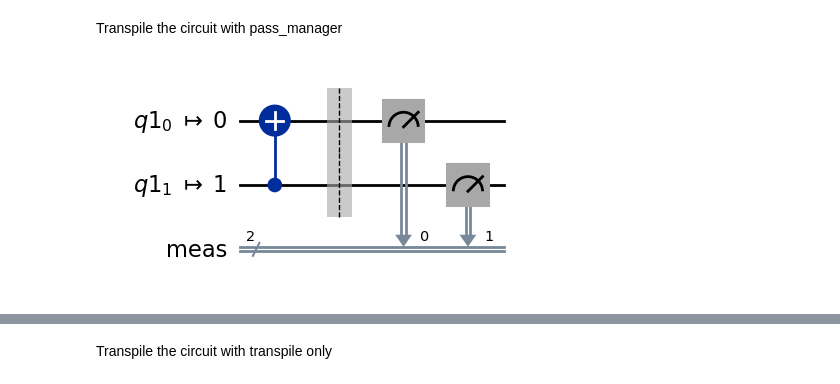
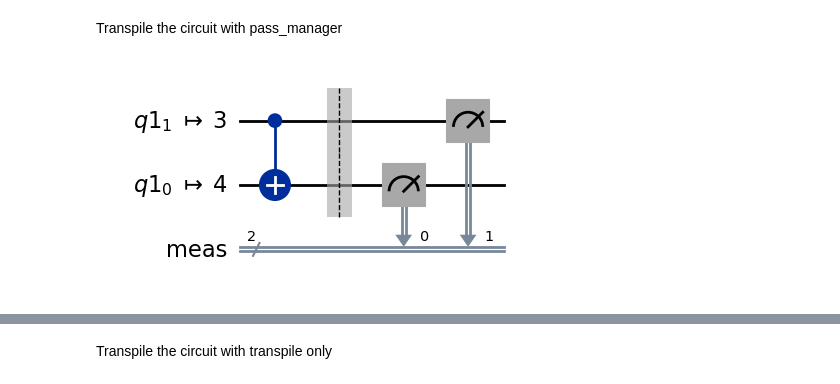
Before and after one commit to MagePro310/Quantum_Simulation_Scheduling_ver1, a Jupyter notebook: test_algorithm.ipynb, the cells around one changed output, grey strips where cells are left out. Cells and saved outputs as stored; diff of their text form; code cells hidden in the pictures.

```diff
--- a/test_algorithm.ipynb
+++ b/test_algorithm.ipynb
@@ -55,0 +71,4 @@ plot_error_map(backend, figsize=(10,10))
+# %%
+from qiskit.visualization import plot_error_map
+backend0 = fake_backend.FakeBelemV2()
+plot_error_map(backend0, figsize=(10,10))
@@ -56,10 +92,2 @@ plot_error_map(backend, figsize=(10,10))
 # %% [markdown]
 Create benchmark
-# %%
-# create benchmark circuit
-# Save the benchmark circuit to the disk(not yet) https://docs.quantum.ibm.com/guides/save-circuits
-
-from component.b_benchmark.mqt_tool import benchmark_circuit
-
-circuit = benchmark_circuit("ghz", 4)
-circuit.draw("mpl")
@@ -67,0 +96,14 @@ circuit.draw("mpl")
+# %%
+# 1. Number of Jobs in the batch
+jobs = {"A": 1, "B": 2, "C": 3, "D": 4, "E": 5}
+from component.b_benchmark.mqt_tool import benchmark_circuit
+
+dict_circuit_jobs = {}
+for job_name, num_qubits in jobs.items():
+    dict_circuit_jobs[job_name] = benchmark_circuit(name_algorithm="str", circuit_size=num_qubits)
+# %%
+# Print mpl figure dict
+for job_name, circuit in dict_circuit_jobs.items():
+    print(f"Job: {job_name}")
+    print(circuit)
+    print("\n")
@@ -197,16 +269,17 @@ Transpile the circuit with pass_manager
 # %%
 import matplotlib.pyplot as plt
 from qiskit import QuantumCircuit
 from qiskit.transpiler import generate_preset_pass_manager
 
 subcircuits['A'].data = [hasChange for hasChange in subcircuits['A'].data if hasChange.operation.name != "qpd_1q"]
 subcircuits['A'].measure_all()
-target = backend.target
+
+target = backend0.target
 coupling_map = target.build_coupling_map()
 pass_manager = generate_preset_pass_manager(
     optimization_level=3, coupling_map=coupling_map, seed_transpiler=12345
 )
 qc_t_cm_lv0 = pass_manager.run(subcircuits['A'])
 qc_t_cm_lv0.draw("mpl", idle_wires=False, fold=-1)
 # %% [output]
-[figure, old version]
+[figure, new version]
```
Also changed, not shown: parts of 35 cells of this notebook, 18 other files.
